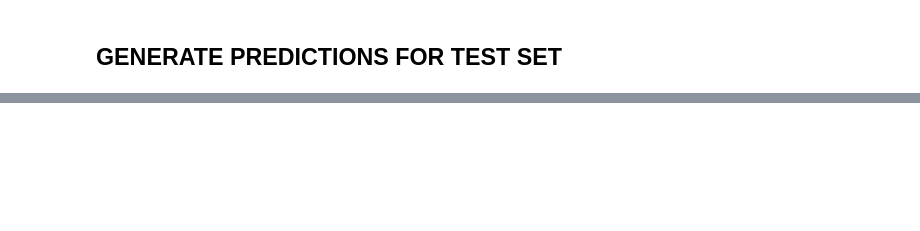
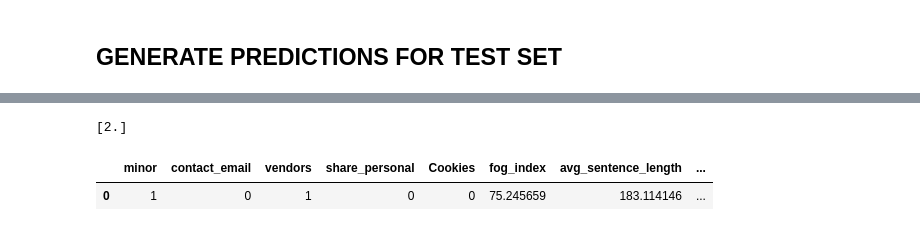
Before and after one commit to erickjtorres/AI_LegalDoc_Hackathon, a Jupyter notebook: testing/making_predictions.ipynb, the cells around one changed output, grey strips where cells are left out. Saved outputs shown, nothing was run; the diff lists cells and outputs as text; code cells hidden in the pictures; blank space fills up the shorter version.

```diff
--- a/orig_make_preds.ipynb
+++ b/testing/making_predictions.ipynb
@@ -428,3 +373,15 @@ file = open("base_predicions.csv","w")
 colsnrows = answer.to_csv(index = False)
 file.write(colsnrows)
 file.close()
+# %%
+data = pd.read_csv("final.csv")
+frames = [data,dat]
+data =  data.merge(dat,how='left',on='iD')
+display(data.head(n=10))
+
+scores = data['Score']
+features_raw = data.drop(['Score', 'iD'] , axis = 1)
+features_raw = features_raw.drop(["sell_personal",'geo-location'],axis=1)
+# features_raw = features_raw.drop(['geo-location'],axis=1)
+features_raw = features_raw.drop(['data','information','use','privacy','personal'],axis=1)
+features_raw.head()
@@ -430,0 +406,9 @@ file.close()
+# %%
+print(ET.predict(features_raw.iloc[[5]]))
+# %% [output]
+[2.]
+# %%
+features_raw.iloc[[0]]
+# %% [output]
+|  | minor | contact_email | vendors | share_personal | Cookies | fog_index | avg_sentence_length | ... |
+| 0 | 1 | 0 | 1 | 0 | 0 | 75.245659 | 183.114146 | ... |
```
Also changed, not shown: parts of 24 cells of this notebook, 14 other files.
